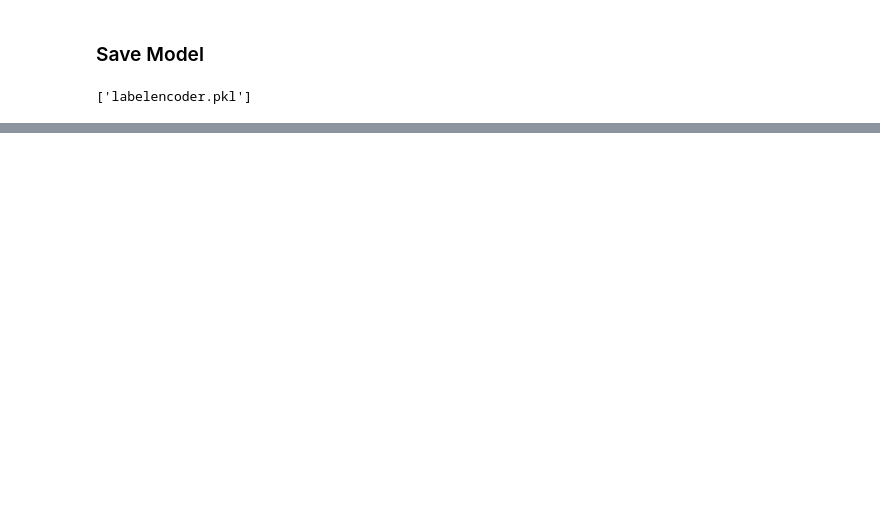
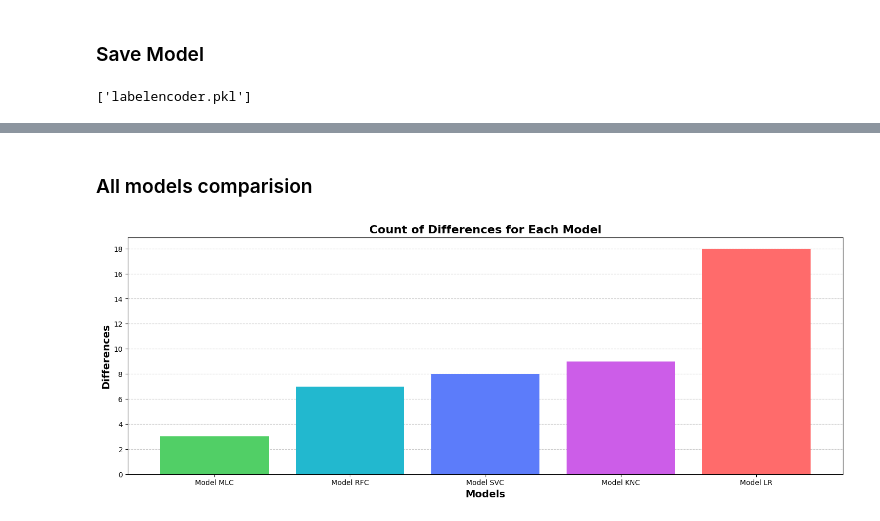
Before and after one commit to btp-iiitm/model, a Jupyter notebook: model_MLC.ipynb, the cells around one changed output, grey strips where cells are left out. Cells and saved outputs as stored; diff of their text form; code cells hidden in the pictures; blank space fills up the shorter version.

```diff
--- a/model_MLC.ipynb
+++ b/model_MLC.ipynb
@@ -115,0 +158,60 @@ joblib.dump(le, 'labelencoder.pkl')
+# %% [markdown]
+### All models comparision
+# %%
+import matplotlib.pyplot as plt
+import pandas as pd
+import joblib
+import numpy as np
+
+# Define customizable parameters
+model_labels = ['Model MLC', 'Model KNC', 'Model LR', 'Model RFC', 'Model SVC']
+sorted_colors = ['#51cf66', '#22b8cf', '#5c7cfa', '#cc5de8', '#ff6b6b']
+color_map = {}
+
+# List of model filenames
+model_filenames = ['model_MLC.pkl', 'model_KNC.pkl', 'model_LR.pkl', 'model_RFC.pkl', 'model_SVC.pkl']
+
+# Load the models
+models = []
+for filename in model_filenames:
+    model = joblib.load(filename)
+    models.append(model)
+
+# Generate predictions and calculate differences
+differences = []
+for model in models:
+    predictions = model.predict(X_test_scaled)
+    diff_count = np.sum(predictions != y_test)
+    differences.append(diff_count)
+
+# Sort models by performance (fewest differences first) and assign colors
+sorted_indices = np.argsort(differences)
+sorted_labels = np.array(model_labels)[sorted_indices]
+
+
+# Create the DataFrame for plotting
+summary_df = pd.DataFrame({
+    'Model': sorted_labels,
+    'Count of Differences': np.array(differences)[sorted_indices],
+    'Color': sorted_colors
+})
+
+# Plotting the differences as a bar graph
+plt.figure(figsize=(18, 6))
+bars = plt.bar(summary_df['Model'], summary_df['Count of Differences'], color=summary_df['Color'], zorder=3)
+
+plt.gca().yaxis.set_major_locator(plt.MaxNLocator(integer=True))
+
+# Customizing the plot
+plt.title('Count of Differences for Each Model', fontsize=16, fontweight='bold')
+plt.xlabel('Models', fontsize=14, fontweight='bold')
+plt.ylabel('Differences', fontsize=14, fontweight='bold')
+
+plt.xticks()
+plt.yticks()
+
+plt.grid(axis='y', linestyle='--', alpha=0.7, zorder=0)
+
+plt.show()
+# %% [output]
+[figure, added]
```
Also changed, not shown: parts of 4 cells of this notebook, 9 other files.
